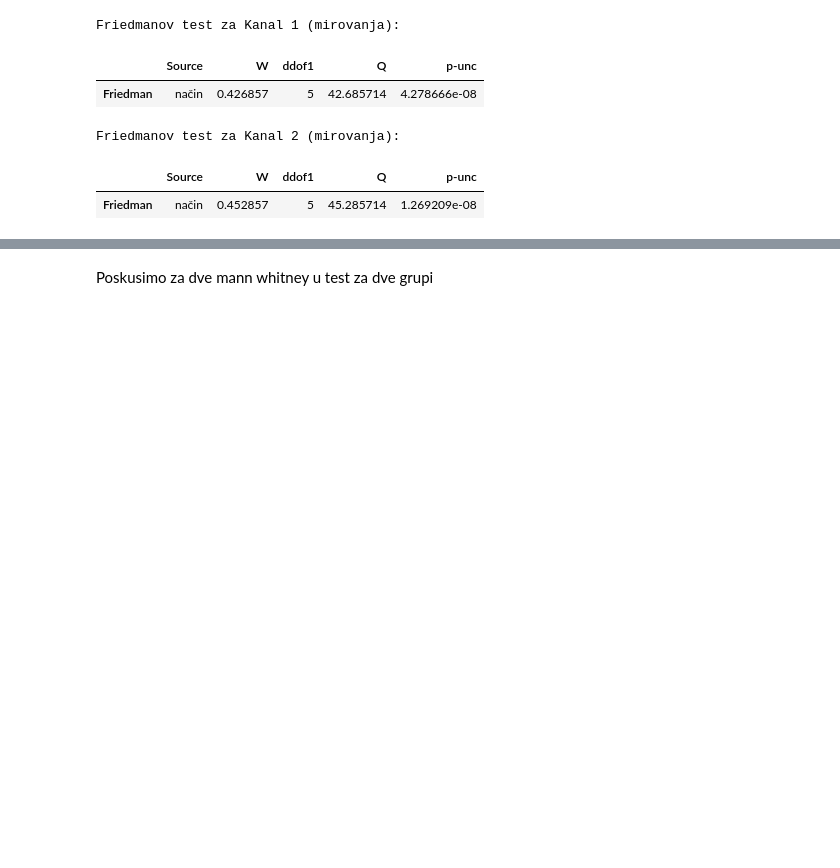
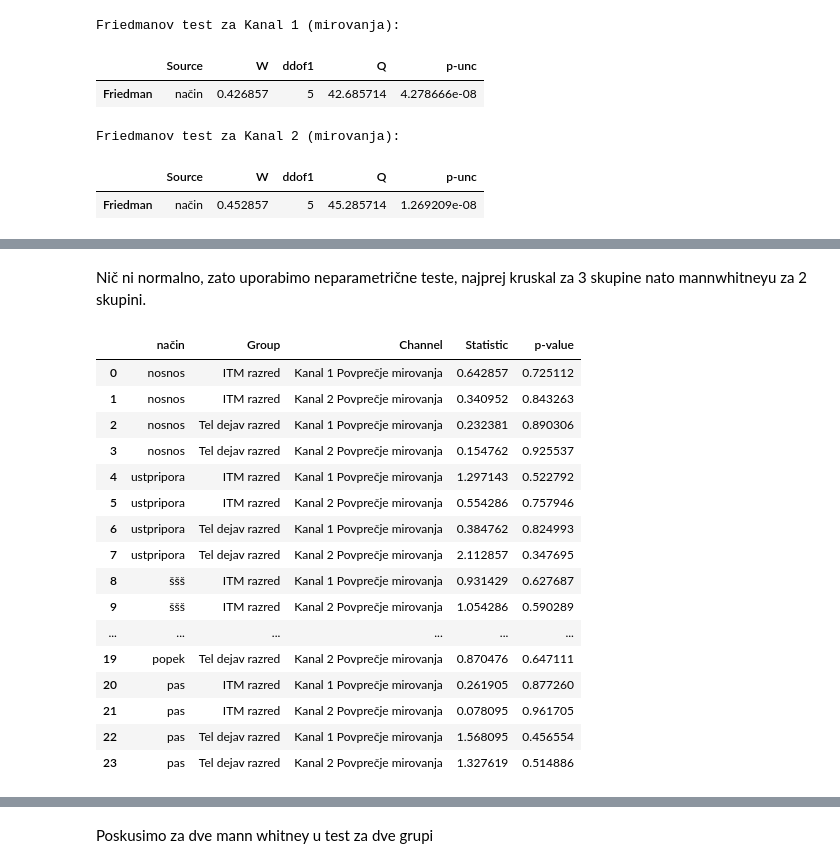
Before and after one commit to urbanog/katarina-breznik, a Jupyter notebook: main.ipynb, the cells around one changed output, grey strips where cells are left out. Cells and saved outputs as stored; diff of their text form; code cells hidden in the pictures; blank space fills up the shorter version.

```diff
--- a/main.ipynb
+++ b/main.ipynb
@@ -422,0 +471,69 @@ Način: ustpripora
+# %% [markdown]
+Nič ni normalno, zato uporabimo neparametrične teste, najprej kruskal za 3 skupine nato mannwhitneyu za 2 skupini.
+# %%
+results = []
+
+for nacin in df_all['način'].unique():
+    subset = df_all[df_all['način'] == nacin]
+
+    # ITM razred
+    for kanal in ['Kanal 1 Povprečje mirovanja', 'Kanal 2 Povprečje mirovanja']:
+        groups = [subset[subset['ITM razred'] == itm][kanal].dropna() for itm in sorted(subset['ITM razred'].unique())]
+        if all(len(g) > 0 for g in groups) and len(groups) > 1:
+            stat, p = kruskal(*groups)
+            results.append({
+                'način': nacin,
+                'Group': 'ITM razred',
+                'Channel': kanal,
+                'Statistic': stat,
+                'p-value': p
+            })
+        else:
+            results.append({
+                'način': nacin,
+                'Group': 'ITM razred',
+                'Channel': kanal,
+                'Statistic': None,
+                'p-value': None
+            })
+    # Tel dejav razred
+    for kanal in ['Kanal 1 Povprečje mirovanja', 'Kanal 2 Povprečje mirovanja']:
+        groups = [subset[subset['Tel dejav razred'] == tel][kanal].dropna() for tel in sorted(subset['Tel dejav razred'].unique())]
+        if all(len(g) > 0 for g in groups) and len(groups) > 1:
+            stat, p = kruskal(*groups)
+            results.append({
+                'način': nacin,
+                'Group': 'Tel dejav razred',
+                'Channel': kanal,
+                'Statistic': stat,
+                'p-value': p
+            })
+        else:
+            results.append({
+                'način': nacin,
+                'Group': 'Tel dejav razred',
+                'Channel': kanal,
+                'Statistic': None,
+                'p-value': None
+            })
+
+results_df = pd.DataFrame(results)
+display(results_df)
+# %% [output]
+|  | način | Group | Channel | Statistic | p-value |
+| 0 | nosnos | ITM razred | Kanal 1 Povprečje mirovanja | 0.642857 | 0.725112 |
+| 1 | nosnos | ITM razred | Kanal 2 Povprečje mirovanja | 0.340952 | 0.843263 |
+| 2 | nosnos | Tel dejav razred | Kanal 1 Povprečje mirovanja | 0.232381 | 0.890306 |
+| 3 | nosnos | Tel dejav razred | Kanal 2 Povprečje mirovanja | 0.154762 | 0.925537 |
+| 4 | ustpripora | ITM razred | Kanal 1 Povprečje mirovanja | 1.297143 | 0.522792 |
+| 5 | ustpripora | ITM razred | Kanal 2 Povprečje mirovanja | 0.554286 | 0.757946 |
+| 6 | ustpripora | Tel dejav razred | Kanal 1 Povprečje mirovanja | 0.384762 | 0.824993 |
+| 7 | ustpripora | Tel dejav razred | Kanal 2 Povprečje mirovanja | 2.112857 | 0.347695 |
+| 8 | ššš | ITM razred | Kanal 1 Povprečje mirovanja | 0.931429 | 0.627687 |
+| 9 | ššš | ITM razred | Kanal 2 Povprečje mirovanja | 1.054286 | 0.590289 |
+| ... | ... | ... | ... | ... | ... |
+| 19 | popek | Tel dejav razred | Kanal 2 Povprečje mirovanja | 0.870476 | 0.647111 |
+| 20 | pas | ITM razred | Kanal 1 Povprečje mirovanja | 0.261905 | 0.877260 |
+| 21 | pas | ITM razred | Kanal 2 Povprečje mirovanja | 0.078095 | 0.961705 |
+| 22 | pas | Tel dejav razred | Kanal 1 Povprečje mirovanja | 1.568095 | 0.456554 |
+| 23 | pas | Tel dejav razred | Kanal 2 Povprečje mirovanja | 1.327619 | 0.514886 |
```
Also changed, not shown: parts of 22 cells of this notebook, 8 other files.
